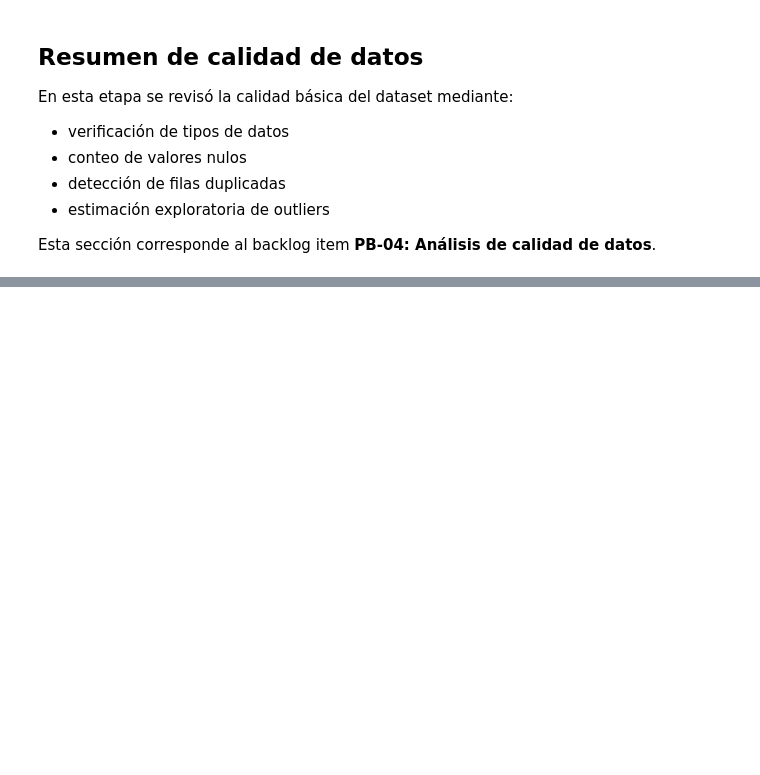
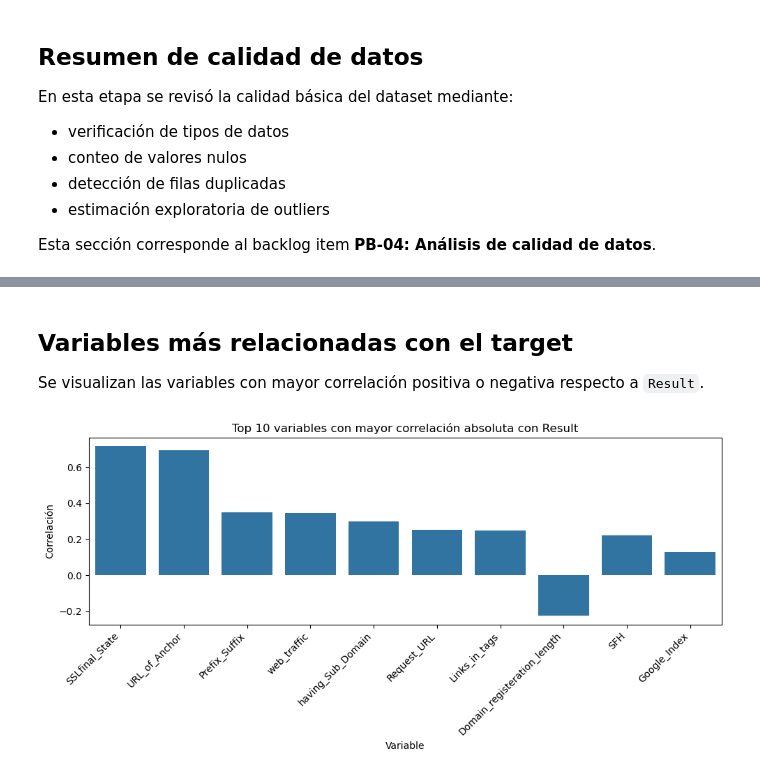
Before and after one commit to RubenTinoco/phishing-detection-Equipo5, a Jupyter notebook: notebooks/03_eda.ipynb, the cells around one changed output, grey strips where cells are left out. Saved outputs shown, nothing was run; the diff lists cells and outputs as text; code cells hidden in the pictures; blank space fills up the shorter version.

```diff
--- a/notebooks/03_eda.ipynb
+++ b/notebooks/03_eda.ipynb
@@ -180,0 +275,3 @@ Esta sección corresponde al backlog item **PB-04: Análisis de calidad de datos
+# %%
+corr_with_target = df.corr(numeric_only=True)["Result"].sort_values(ascending=False)
+corr_with_target
@@ -180,0 +296,17 @@ Esta sección corresponde al backlog item **PB-04: Análisis de calidad de datos
+# %% [markdown]
+## Variables más relacionadas con el target
+
+Se visualizan las variables con mayor correlación positiva o negativa respecto a `Result`.
+# %%
+top_corr = corr_with_target.drop("Result").sort_values(key=lambda s: s.abs(), ascending=False).head(10)
+
+plt.figure(figsize=(10, 5))
+sns.barplot(x=top_corr.index, y=top_corr.values)
+plt.title("Top 10 variables con mayor correlación absoluta con Result")
+plt.xlabel("Variable")
+plt.ylabel("Correlación")
+plt.xticks(rotation=45, ha="right")
+plt.tight_layout()
+plt.show()
+# %% [output]
+[figure, added]
```
Also changed, not shown: parts of 17 cells of this notebook.
